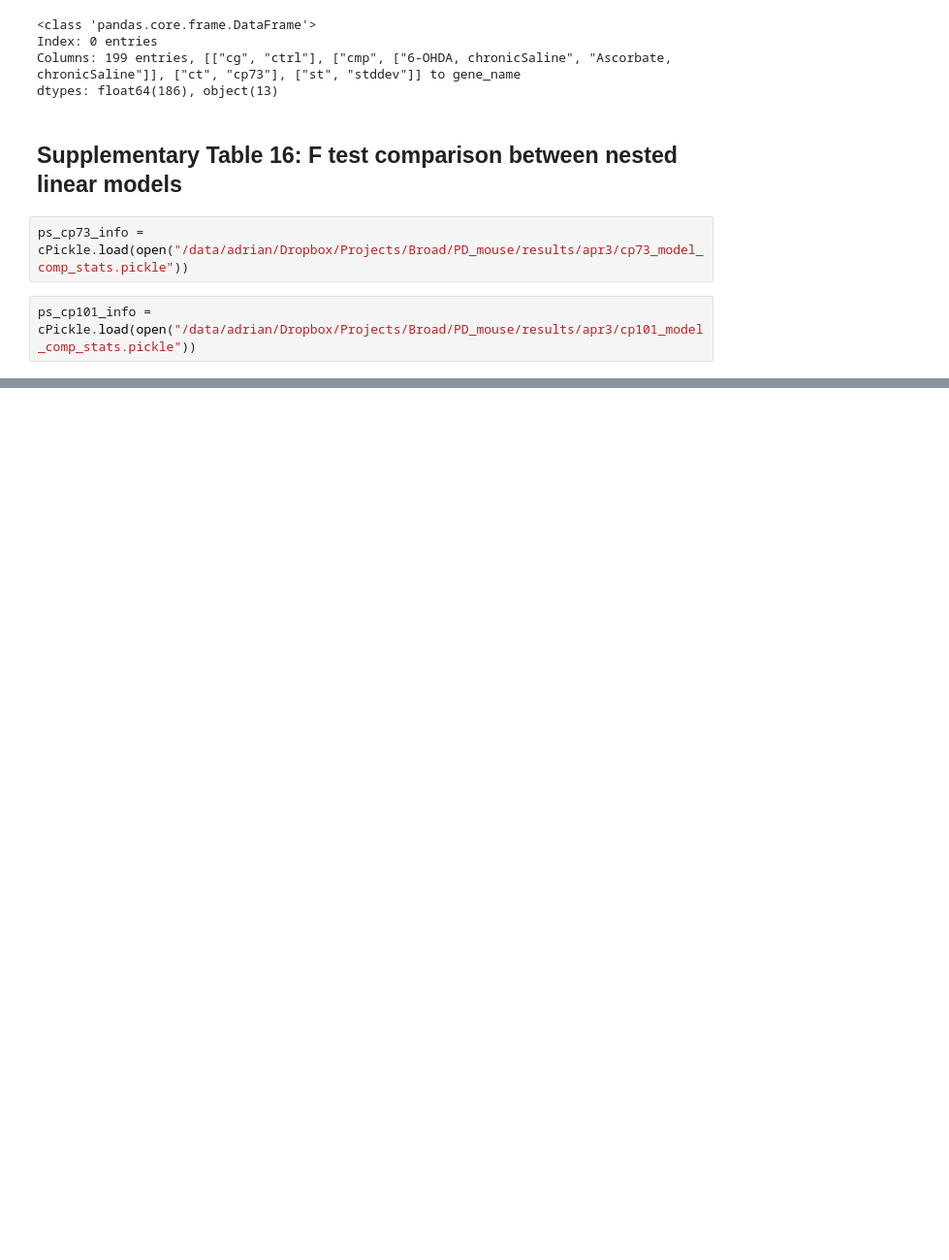
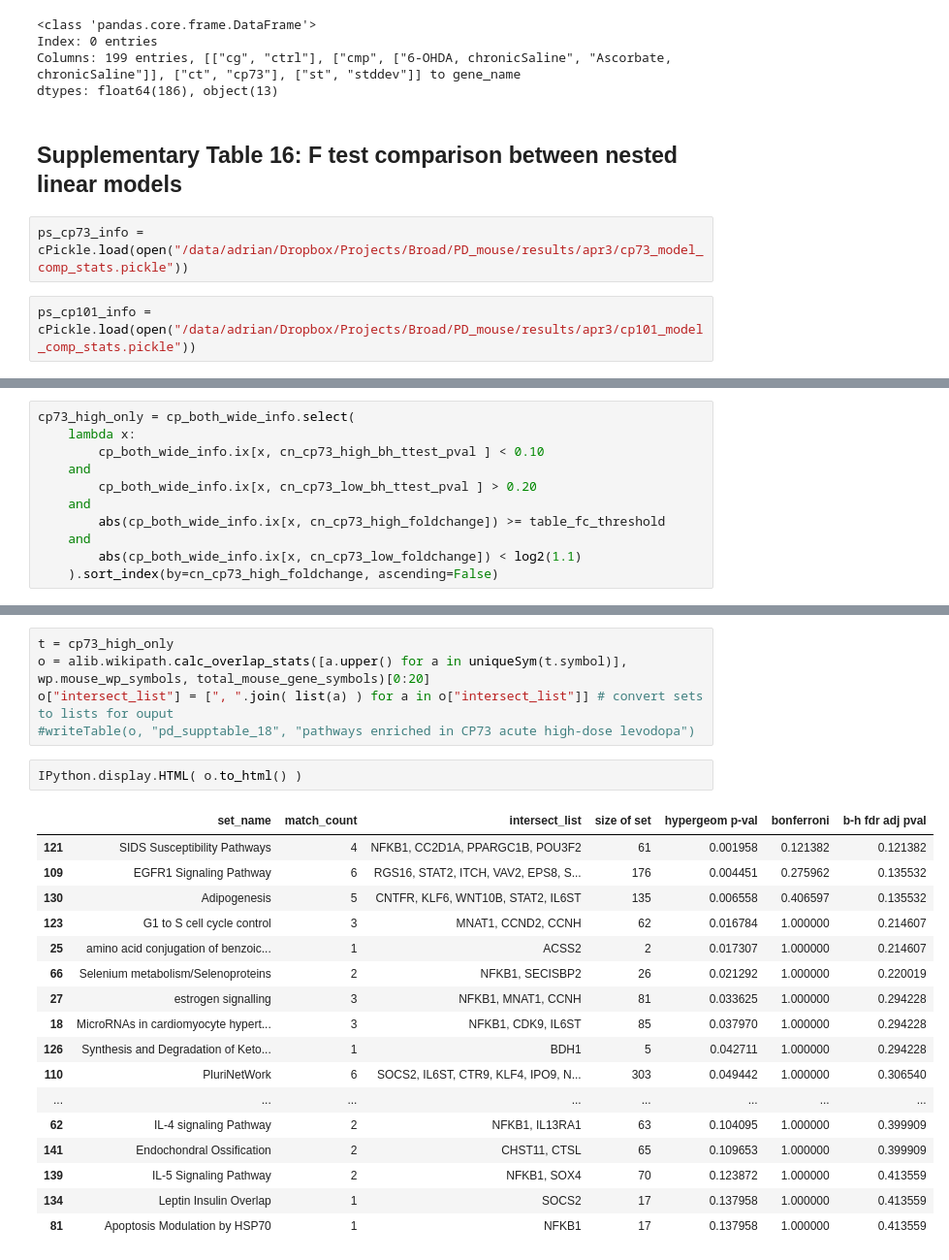
Before and after one commit to aheilbut/pdmouse, a Jupyter notebook: py/pd_supp_tables.ipynb, the cells around one changed output, grey strips where cells are left out. Shown at 97% size. Drawn from its saved outputs; the diff is of its cells as text; blank space fills up the shorter version.

```diff
--- a/py/pd_supp_tables.ipynb
+++ b/py/pd_supp_tables.ipynb
@@ -857,0 +1832,11 @@ writeTable(
+# %%
+cp73_high_only = cp_both_wide_info.select(
+    lambda x:
+        cp_both_wide_info.ix[x, cn_cp73_high_bh_ttest_pval ] < 0.10
+    and
+        cp_both_wide_info.ix[x, cn_cp73_low_bh_ttest_pval ] > 0.20
+    and
+        abs(cp_both_wide_info.ix[x, cn_cp73_high_foldchange]) >= table_fc_threshold
+    and
+        abs(cp_both_wide_info.ix[x, cn_cp73_low_foldchange]) < log2(1.1)
+    ).sort_index(by=cn_cp73_high_foldchange, ascending=False)
@@ -857,0 +1863,25 @@ writeTable(
+# %%
+t = cp73_high_only
+o = alib.wikipath.calc_overlap_stats([a.upper() for a in uniqueSym(t.symbol)], wp.mouse_wp_symbols, total_mouse_gene_symbols)[0:20]
+o["intersect_list"] = [", ".join( list(a) ) for a in o["intersect_list"]] # convert sets to lists for ouput
+#writeTable(o, "pd_supptable_18", "pathways enriched in CP73 acute high-dose levodopa")
+# %%
+IPython.display.HTML( o.to_html() )
+# %% [output]
+|  | set_name | match_count | intersect_list | size of set | hypergeom p-val | bonferroni | b-h fdr adj pval |
+| 121 | SIDS Susceptibility Pathways | 4 | NFKB1, CC2D1A, PPARGC1B, POU3F2 | 61 | 0.001958 | 0.121382 | 0.121382 |
+| 109 | EGFR1 Signaling Pathway | 6 | RGS16, STAT2, ITCH, VAV2, EPS8, S... | 176 | 0.004451 | 0.275962 | 0.135532 |
+| 130 | Adipogenesis | 5 | CNTFR, KLF6, WNT10B, STAT2, IL6ST | 135 | 0.006558 | 0.406597 | 0.135532 |
+| 123 | G1 to S cell cycle control | 3 | MNAT1, CCND2, CCNH | 62 | 0.016784 | 1.000000 | 0.214607 |
+| 25 | amino acid conjugation of benzoic... | 1 | ACSS2 | 2 | 0.017307 | 1.000000 | 0.214607 |
+| 66 | Selenium metabolism/Selenoproteins | 2 | NFKB1, SECISBP2 | 26 | 0.021292 | 1.000000 | 0.220019 |
+| 27 | estrogen signalling | 3 | NFKB1, MNAT1, CCNH | 81 | 0.033625 | 1.000000 | 0.294228 |
+| 18 | MicroRNAs in cardiomyocyte hypert... | 3 | NFKB1, CDK9, IL6ST | 85 | 0.037970 | 1.000000 | 0.294228 |
+| 126 | Synthesis and Degradation of Keto... | 1 | BDH1 | 5 | 0.042711 | 1.000000 | 0.294228 |
+| 110 | PluriNetWork | 6 | SOCS2, IL6ST, CTR9, KLF4, IPO9, N... | 303 | 0.049442 | 1.000000 | 0.306540 |
+| ... | ... | ... | ... | ... | ... | ... | ... |
+| 62 | IL-4 signaling Pathway | 2 | NFKB1, IL13RA1 | 63 | 0.104095 | 1.000000 | 0.399909 |
+| 141 | Endochondral Ossification | 2 | CHST11, CTSL | 65 | 0.109653 | 1.000000 | 0.399909 |
+| 139 | IL-5 Signaling Pathway | 2 | NFKB1, SOX4 | 70 | 0.123872 | 1.000000 | 0.413559 |
+| 134 | Leptin Insulin Overlap | 1 | SOCS2 | 17 | 0.137958 | 1.000000 | 0.413559 |
+| 81 | Apoptosis Modulation by HSP70 | 1 | NFKB1 | 17 | 0.137958 | 1.000000 | 0.413559 |
```
Also changed, not shown: parts of 153 cells of this notebook, 4 other files.
